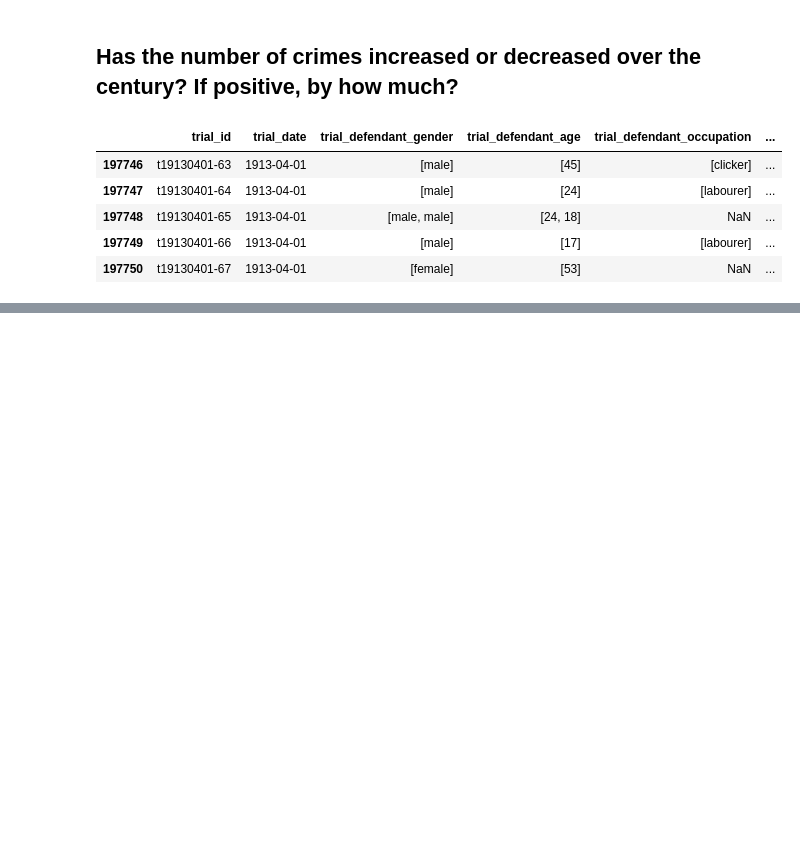
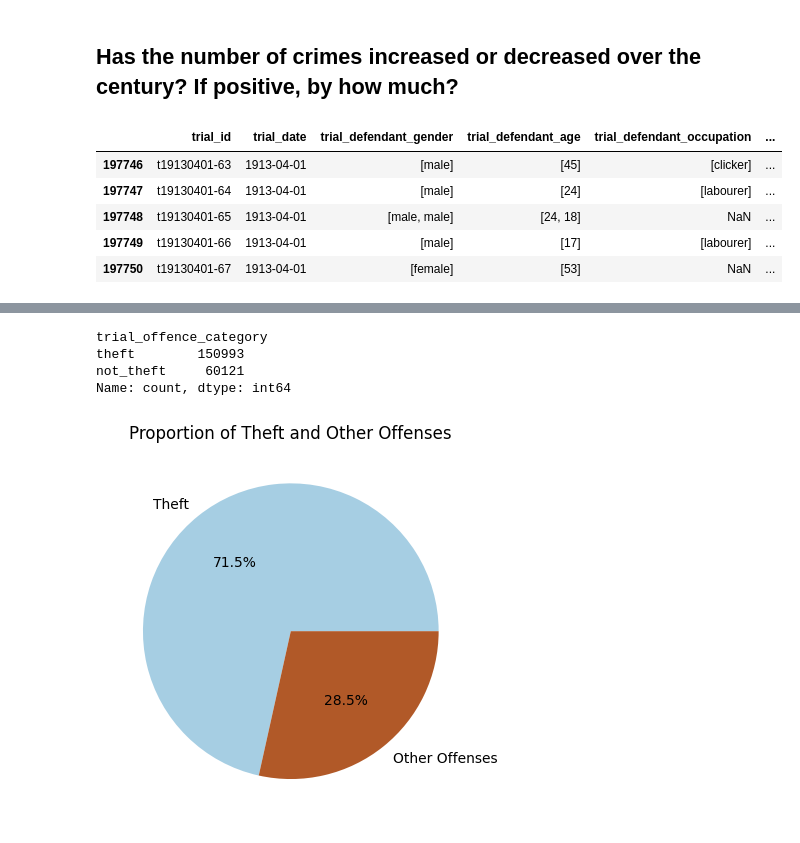
Before and after one commit to isabelabuzzo/Old-Bailey-Trails-Analysis, a Jupyter notebook: 1_Intro.ipynb, the cells around one changed output, grey strips where cells are left out. Cells and saved outputs as stored; diff of their text form; code cells hidden in the pictures; blank space fills up the shorter version.

```diff
--- a/1_Intro.ipynb
+++ b/1_Intro.ipynb
@@ -332,0 +334,4 @@ plt.show()
+# %%
+# Exploding list values on dataframe
+df_offences = df_wnan.explode(['trial_offence_category', 'trial_offence_subcategory'])
+df_offences
@@ -332,0 +369,4 @@ plt.show()
+# %%
+# Storing just offence category count
+offences_count = df_offences['trial_offence_category'].value_counts()
+offences_count
@@ -332,0 +394,8 @@ plt.show()
+# %%
+# Taking theft out of the count since it is an outliar
+not_theft_count = offences_count.iloc[1:9]
+not_theft_sum = np.array(not_theft_count.values)
+not_theft_sum = sum(not_theft_count)
+
+offences_count['not_theft'] = not_theft_sum
+offences_count
@@ -332,0 +415,19 @@ plt.show()
+# %%
+offences_to_plot = offences_count.loc[['theft', 'not_theft']]
+offences_to_plot
+# %% [output]
+trial_offence_category
+theft        150993
+not_theft     60121
+Name: count, dtype: int64
+# %%
+offences_to_plot.plot(kind='pie',
+                      autopct='%1.1f%%',
+                      colormap='Paired',
+                      labels=['Theft', 'Other Offenses',],
+                      ylabel='',
+                      )
+plt.title("Proportion of Theft and Other Offenses", loc='center')
+plt.show()
+# %% [output]
+[figure, added]
```
Also changed, not shown: parts of 60 cells of this notebook, 1 other file.
